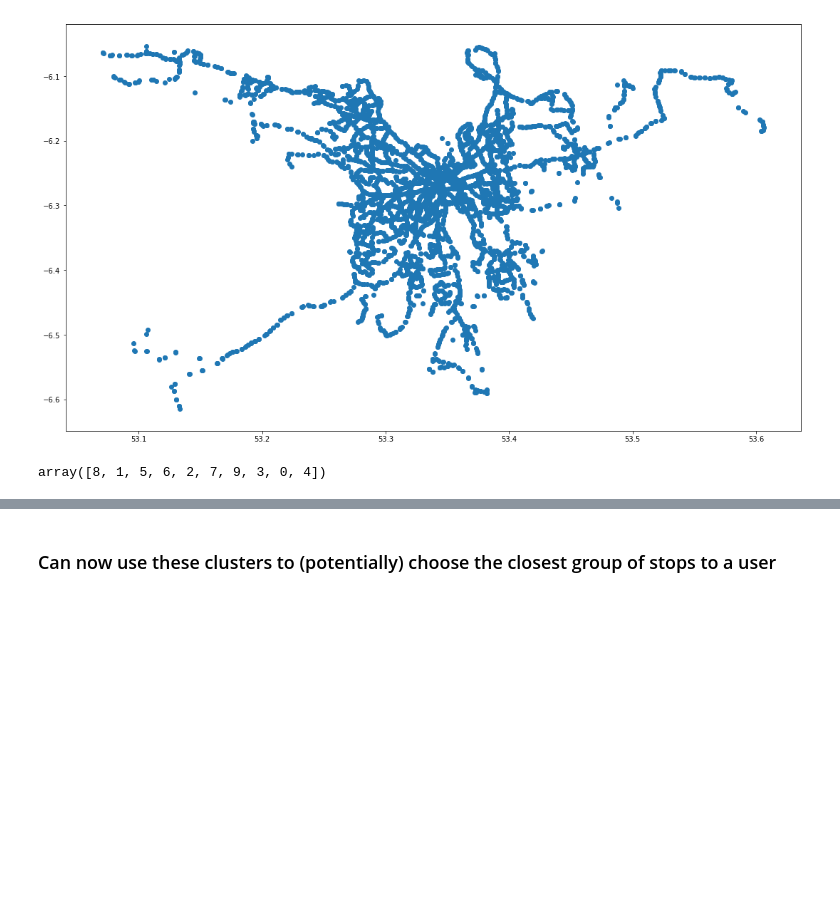
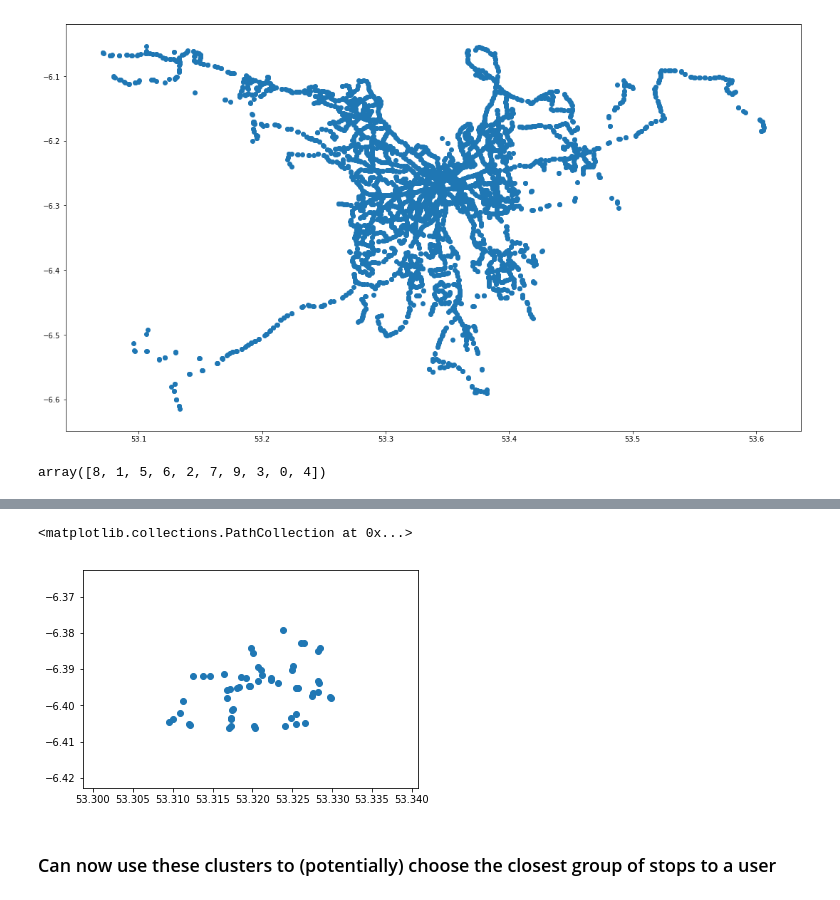
Before and after one commit to Manjunathsk92/dublinbikesanalysis, a Jupyter notebook: notebooks/Clustering?.ipynb, the cells around one changed output, grey strips where cells are left out. Cells and saved outputs as stored; diff of their text form; code cells hidden in the pictures; blank space fills up the shorter version.

```diff
--- a/notebooks/Clustering?.ipynb
+++ b/notebooks/Clustering?.ipynb
@@ -62,2 +65,10 @@ plt.show()
+# %%
+
+gf = gf[gf['labels']==1]
+# %%
+plt.scatter(gf['lat'],gf['lon'])
+# %% [output]
+<matplotlib.collections.PathCollection at 0x...>
+[figure, added]
 # %% [markdown]
 ### Can now use these clusters to (potentially) choose the closest group of stops to a user
```
Also changed, not shown: parts of 10 cells of this notebook, 7 other files.
